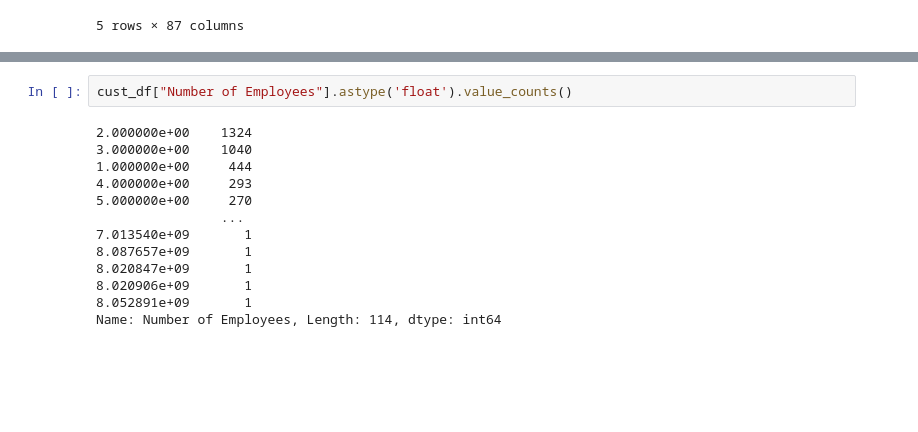
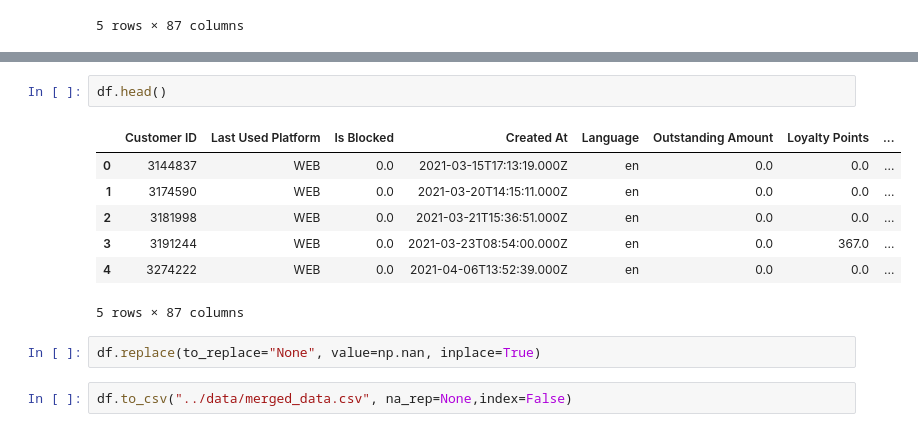
Before and after one commit to sylvia31096/data-scientist-assesment, a Jupyter notebook: notebooks/data_merging.ipynb, the cells around one changed output, grey strips where cells are left out. Saved outputs shown, nothing was run; the diff lists cells and outputs as text; blank space fills up the shorter version.

```diff
--- a/notebooks/data_merging.ipynb
+++ b/notebooks/data_merging.ipynb
@@ -191,15 +171,14 @@ Name: Ref_Images, dtype: int64
-# %%
-cust_df["Number of Employees"].astype('float').value_counts()
-# %% [output]
-2.000000e+00    1324
-3.000000e+00    1040
-1.000000e+00     444
-4.000000e+00     293
-5.000000e+00     270
-                ...
-7.013540e+09       1
-8.087657e+09       1
-8.020847e+09       1
-8.020906e+09       1
-8.052891e+09       1
-Name: Number of Employees, Length: 114, dtype: int64
+# %%
+df.head()
+# %% [output]
+|  | Customer ID | Last Used Platform | Is Blocked | Created At | Language | Outstanding Amount | Loyalty Points | ... |
+| 0 | 3144837 | WEB | 0.0 | 2021-03-15T17:13:19.000Z | en | 0.0 | 0.0 | ... |
+| 1 | 3174590 | WEB | 0.0 | 2021-03-20T14:15:11.000Z | en | 0.0 | 0.0 | ... |
+| 2 | 3181998 | WEB | 0.0 | 2021-03-21T15:36:51.000Z | en | 0.0 | 0.0 | ... |
+| 3 | 3191244 | WEB | 0.0 | 2021-03-23T08:54:00.000Z | en | 0.0 | 367.0 | ... |
+| 4 | 3274222 | WEB | 0.0 | 2021-04-06T13:52:39.000Z | en | 0.0 | 0.0 | ... |
+5 rows × 87 columns
+# %%
+df.replace(to_replace="None", value=np.nan, inplace=True)
+# %%
+df.to_csv("../data/merged_data.csv", na_rep=None,index=False)
```
Also changed, not shown: parts of 7 cells of this notebook, 7 other files.
